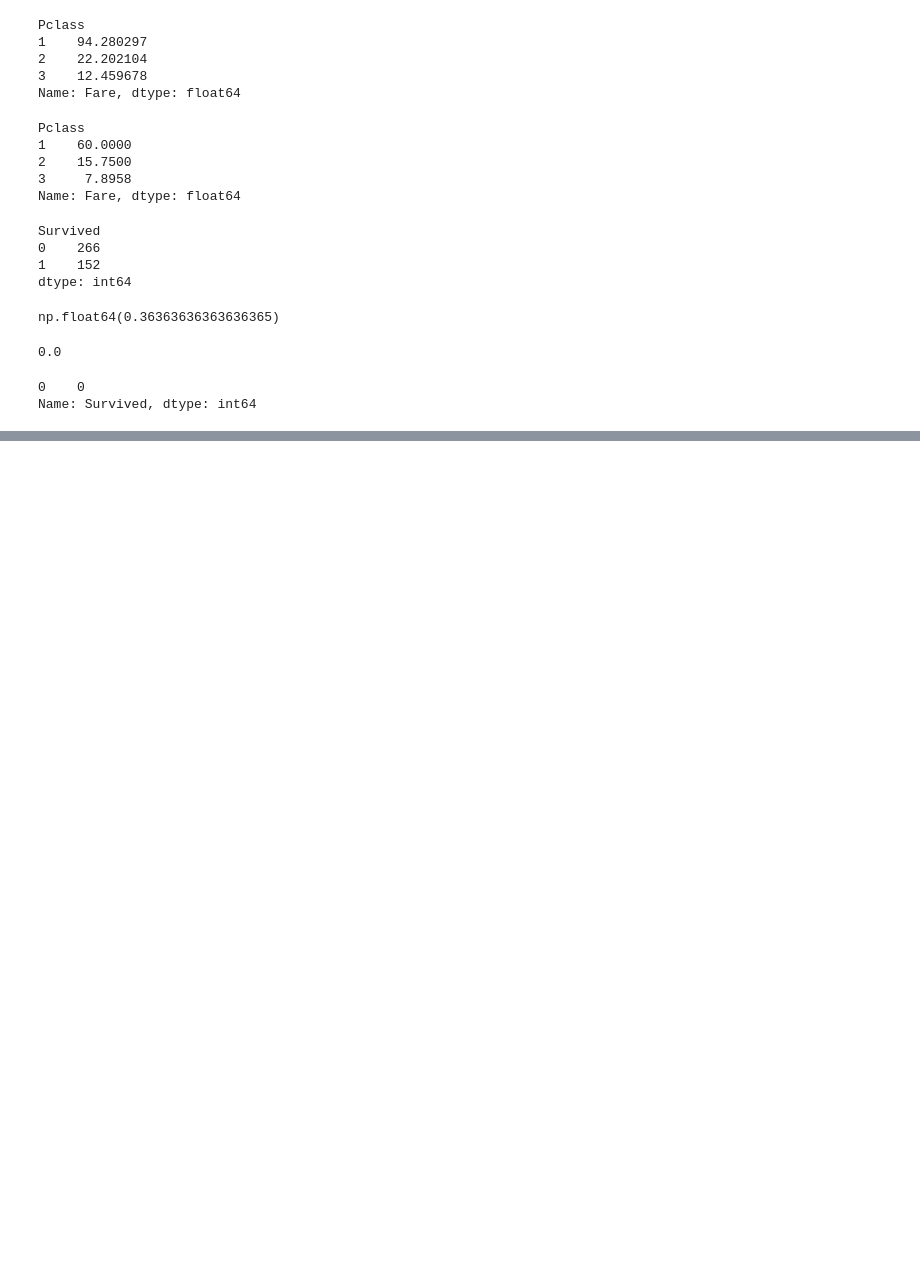
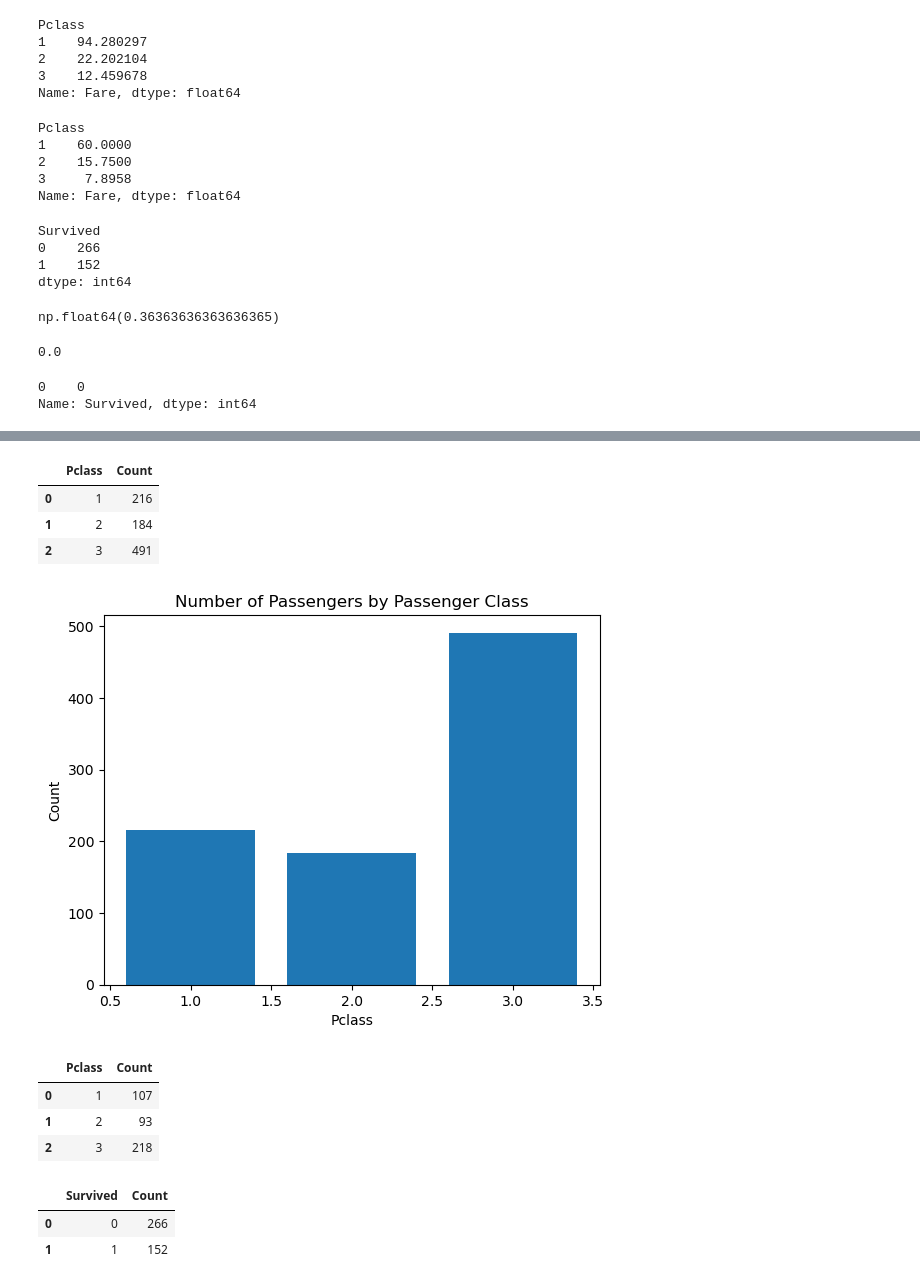
Before and after one commit to faithbitengo5-dot/Titanic_Prediction, a Jupyter notebook: Titanic.ipynb, the cells around one changed output, grey strips where cells are left out. Saved outputs shown, nothing was run; the diff lists cells and outputs as text; code cells hidden in the pictures; blank space fills up the shorter version.

```diff
--- a/Titanic.ipynb
+++ b/Titanic.ipynb
@@ -168,0 +184,31 @@ Name: Survived, dtype: int64
+# %%
+freq_table = train.groupby(['Pclass']).size().reset_index(name='Count')
+freq_table
+# %% [output]
+|  | Pclass | Count |
+| 0 | 1 | 216 |
+| 1 | 2 | 184 |
+| 2 | 3 | 491 |
+# %%
+plt.bar(freq_table['Pclass'], freq_table['Count'])
+plt.xlabel('Pclass')
+plt.ylabel('Count')
+plt.title('Number of Passengers by Passenger Class')
+plt.show()
+# %% [output]
+[figure, added]
+# %%
+freq_table_test = test.groupby(['Pclass']).size().reset_index(name='Count')
+freq_table_test
+# %% [output]
+|  | Pclass | Count |
+| 0 | 1 | 107 |
+| 1 | 2 | 93 |
+| 2 | 3 | 218 |
+# %%
+freq_table_gender = gender_submission.groupby(['Survived']).size().reset_index(name='Count')
+freq_table_gender
+# %% [output]
+|  | Survived | Count |
+| 0 | 0 | 266 |
+| 1 | 1 | 152 |
```
Also changed, not shown: parts of 11 cells of this notebook.
